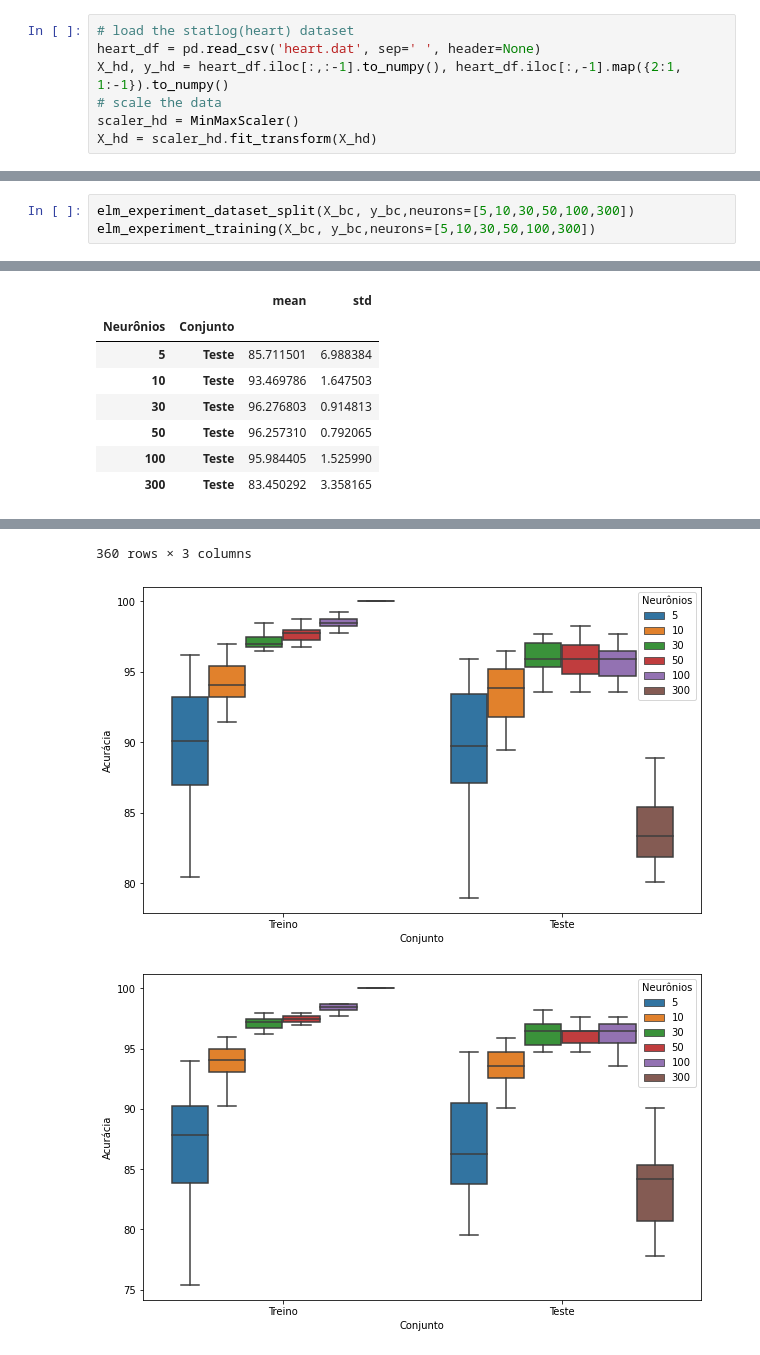
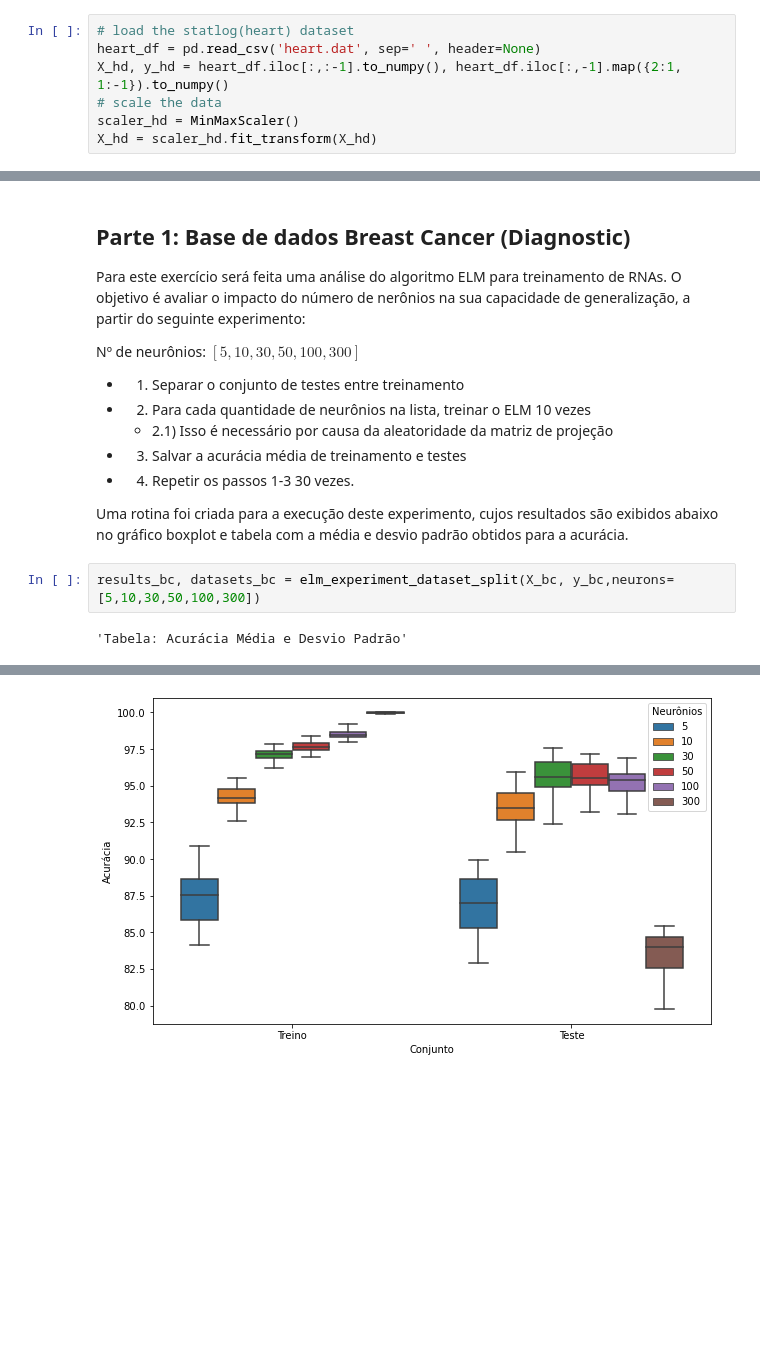
Before and after one commit to vicrsp/rna-ppgee, a Jupyter notebook: exercicios/ex6/Redes Neurais Artificiais - Exercício 6.ipynb, the cells around one changed output, grey strips where cells are left out. Drawn from its saved outputs; the diff is of its cells as text; blank space fills up the shorter version.

```diff
--- a/exercicios/ex6/Redes Neurais Artificiais - Exercício 6.ipynb
+++ b/exercicios/ex6/Redes Neurais Artificiais - Exercício 6.ipynb
@@ -207,6 +166,20 @@ def elm_experiment_training(X, y, N=30, neurons=[5,10,30,50,100,300], plot=True)
+# %% [markdown]
+## Parte 1: Base de dados Breast Cancer (Diagnostic)
+
+Para este exercício será feita uma análise do algoritmo ELM para treinamento de RNAs. O objetivo é avaliar o impacto do número de nerônios na sua capacidade de generalização, a partir do seguinte experimento:
+
+Nº de neurônios: $[5,10,30,50,100,300]$
+
+* 1) Separar o conjunto de testes entre treinamento
+* 2) Para cada quantidade de neurônios na lista, treinar o ELM 10 vezes
+    * 2.1) Isso é necessário por causa da aleatoridade da matriz de projeção
+* 3) Salvar a acurácia média de treinamento e testes
+* 4) Repetir os passos 1-3 30 vezes.
+
+Uma rotina foi criada para a execução deste experimento, cujos resultados são exibidos abaixo no gráfico boxplot e tabela com a média e desvio padrão obtidos para a acurácia.
 # %%
-elm_experiment_dataset_split(X_bc, y_bc,neurons=[5,10,30,50,100,300])
-elm_experiment_training(X_bc, y_bc,neurons=[5,10,30,50,100,300])
+results_bc, datasets_bc = elm_experiment_dataset_split(X_bc, y_bc,neurons=[5,10,30,50,100,300])
 # %% [output]
+'Tabela: Acurácia Média e Desvio Padrão'
 |  |  | mean | std |
 | Neurônios | Conjunto |  |  |
@@ -219,8 +197,0 @@ elm_experiment_training(X_bc, y_bc,neurons=[5,10,30,50,100,300])
-|  |  | mean | std |
-| Neurônios | Conjunto |  |  |
-| 5 | Teste | 85.711501 | 6.988384 |
-| 10 | Teste | 93.469786 | 1.647503 |
-| 30 | Teste | 96.276803 | 0.914813 |
-| 50 | Teste | 96.257310 | 0.792065 |
-| 100 | Teste | 95.984405 | 1.525990 |
-| 300 | Teste | 83.450292 | 3.358165 |
@@ -239,3 +198 @@ elm_experiment_training(X_bc, y_bc,neurons=[5,10,30,50,100,300])
-360 rows × 3 columns
-[figure, old version]
+[figure, new version]
-[figure, removed]
```
Also changed, not shown: parts of 17 cells of this notebook, 1 other file.
